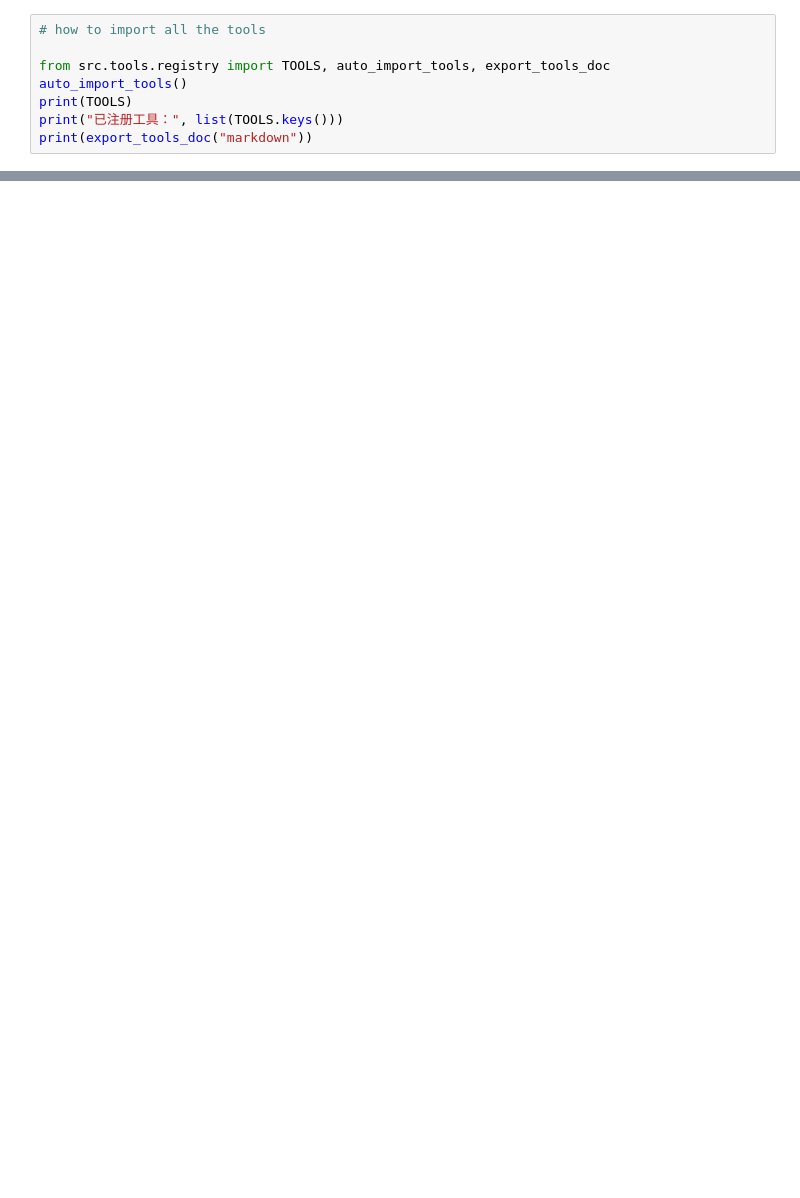
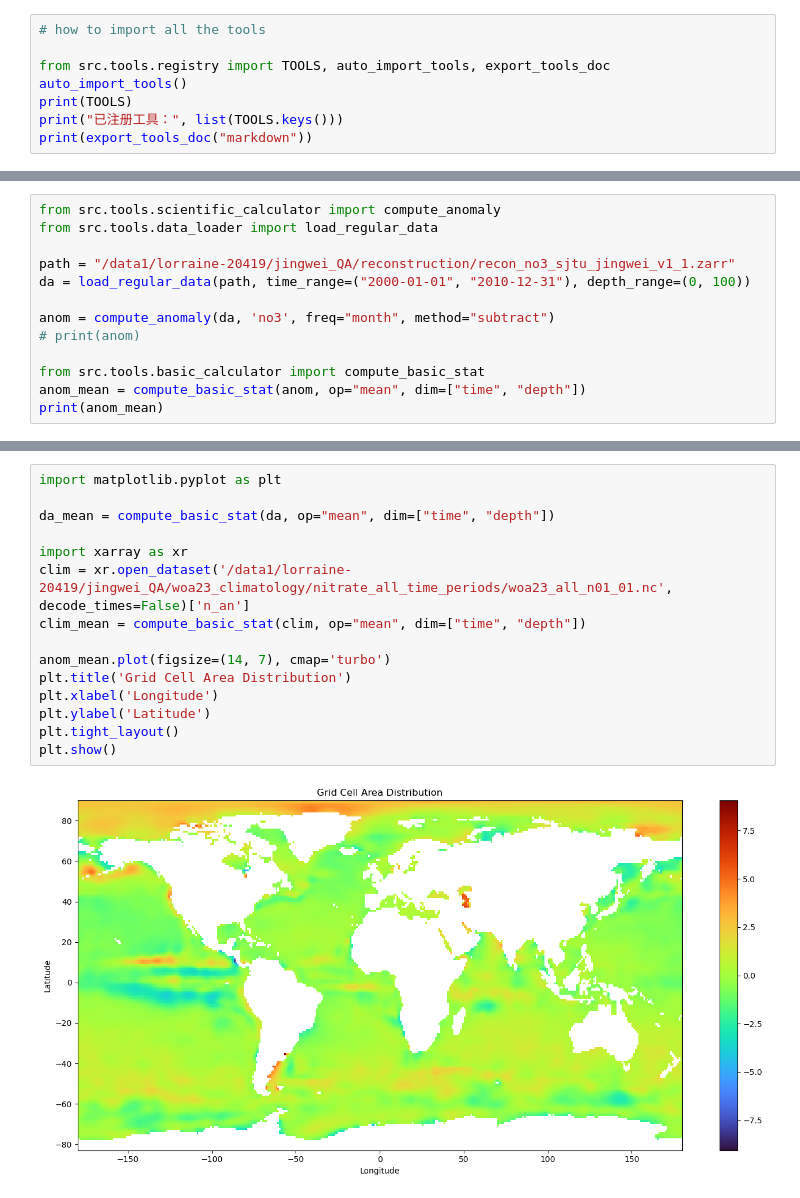
Before and after one commit to Luyu-H/JingweiAnalyst, a Jupyter notebook: src/tools/test.ipynb, the cells around one changed output, grey strips where cells are left out. Saved outputs shown, nothing was run; the diff lists cells and outputs as text; blank space fills up the shorter version.

```diff
--- a/src/tools/test.ipynb
+++ b/src/tools/test.ipynb
@@ -167,0 +258,13 @@ DataSourceError: assets/NaturalEarth/10m_cultural/ne_10m_admin_0_countries.shp:
+# %%
+from src.tools.scientific_calculator import compute_anomaly
+from src.tools.data_loader import load_regular_data
+
+path = "/data1/lorraine-20419/jingwei_QA/reconstruction/recon_no3_sjtu_jingwei_v1_1.zarr"
+da = load_regular_data(path, time_range=("2000-01-01", "2010-12-31"), depth_range=(0, 100))
+
+anom = compute_anomaly(da, 'no3', freq="month", method="subtract")
+# print(anom)
+
+from src.tools.basic_calculator import compute_basic_stat
+anom_mean = compute_basic_stat(anom, op="mean", dim=["time", "depth"])
+print(anom_mean)
@@ -167,0 +289,17 @@ DataSourceError: assets/NaturalEarth/10m_cultural/ne_10m_admin_0_countries.shp:
+# %%
+import matplotlib.pyplot as plt
+
+da_mean = compute_basic_stat(da, op="mean", dim=["time", "depth"])
+
+import xarray as xr
+clim = xr.open_dataset('/data1/lorraine-20419/jingwei_QA/woa23_climatology/nitrate_all_time_periods/woa23_all_n01_01.nc', decode_times=False)['n_an']
+clim_mean = compute_basic_stat(clim, op="mean", dim=["time", "depth"])
+
+anom_mean.plot(figsize=(14, 7), cmap='turbo')
+plt.title('Grid Cell Area Distribution')
+plt.xlabel('Longitude')
+plt.ylabel('Latitude')
+plt.tight_layout()
+plt.show()
+# %% [output]
+[figure, added]
```
Also changed, not shown: parts of 15 cells of this notebook, 2 other files.
